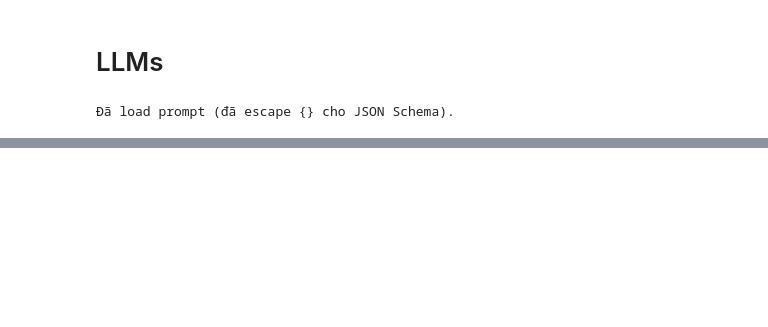
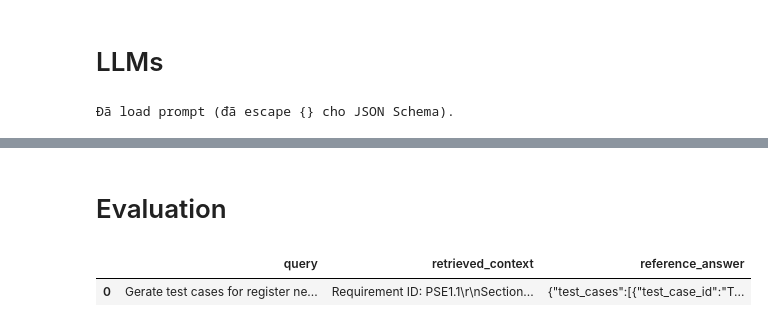
Before and after one commit to ngkhuy/RAG_test_case_generator, a Jupyter notebook: rag.ipynb, the cells around one changed output, grey strips where cells are left out. Drawn from its saved outputs; the diff is of its cells as text; code cells hidden in the pictures; blank space fills up the shorter version.

```diff
--- a/rag.ipynb
+++ b/rag.ipynb
@@ -591,0 +671,12 @@ KẾT QUẢ TỪ LLM:
+# %% [markdown]
+# Evaluation
+# %%
+# load pandas sample data evaluation
+import pandas as pd
+
+pd.set_option('display.max_colwidth', None)
+df = pd.read_csv(r"D:\RAG_testcases\sample_eval_data.csv")
+df
+# %% [output]
+|  | query | retrieved_context | reference_answer |
+| 0 | Gerate test cases for register ne... | Requirement ID: PSE1.1\r\nSection... | {"test_cases":[{"test_case_id":"T... |
```
Also changed, not shown: parts of 24 cells of this notebook, 6 other files.
